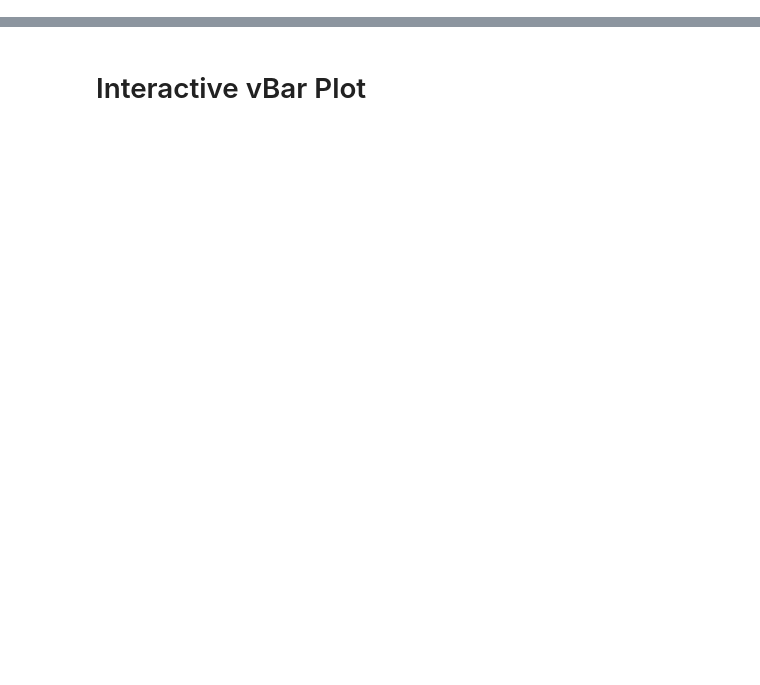
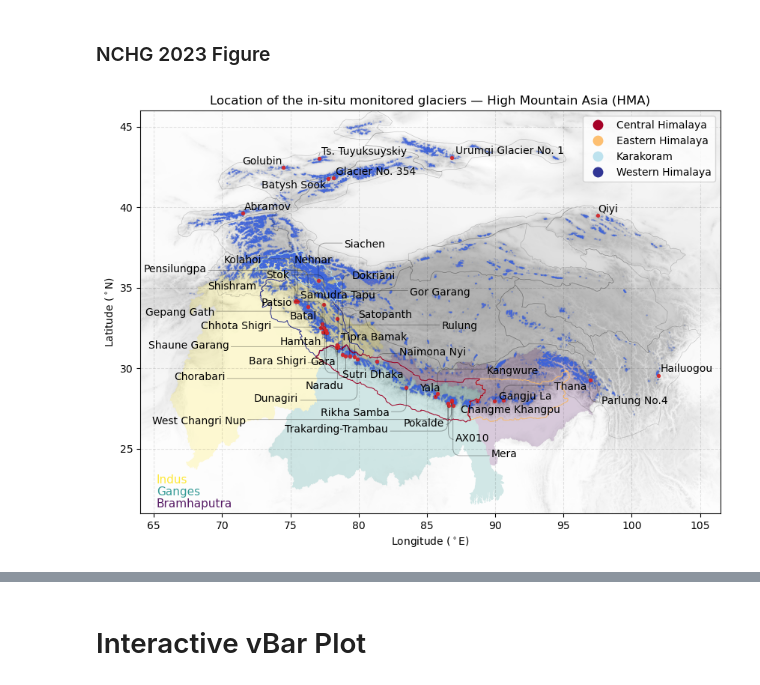
Before and after one commit to arindan/HMA_GMB_Tracker, a Jupyter notebook: map_tracker.ipynb, the cells around one changed output, grey strips where cells are left out. Saved outputs shown, nothing was run; the diff lists cells and outputs as text; code cells hidden in the pictures; blank space fills up the shorter version.

```diff
--- a/map_tracker.ipynb
+++ b/map_tracker.ipynb
@@ -43,4 +26,8 @@ smbs.set_index('Year', inplace=True)
 
 #climate_era5_csv = "path/to/climate_era5_records.csv"
 dem = gu.Raster('dem/hma_dem_1km.tif')
+# %%
+# RGI v6.0
+rgi_glac = '/home/arindan/Documents/Mandal_files/Bramha sir MS/rgi60/regions/rgi60_merge_HMA.shp'
+glaciers = gpd.read_file(rgi_glac)
 # %%
@@ -108,0 +100,47 @@ plt.show()
+# %% [markdown]
+### NCHG 2023 Figure
+# %%
+fig, ax = plt.subplots(figsize=(10, 8))
+
+# Figure components
+dem.show(ax=ax, cmap='Greys', add_cbar=False, alpha=0.6)
+basin_feature.plot(ax=ax, alpha = 0.2, column='L1_Name', legend=False, categorical=True, cmap='viridis')
+glaciers.plot(ax=ax, color='b', alpha=0.2, edgecolor='royalblue')
+#hma_basin_feature.plot(ax=ax, alpha = 0.2, column='L1_Name', legend=True, categorical=True, cmap='viridis')
+hma.plot(ax=ax, column='himap_region', legend=False, facecolor='none', alpha=0.2, edgecolor='k', linewidth=0.5,
+        legend_kwds={'fontsize': 7.5, 'markerscale': 0.5, 'framealpha': 0.4, 'edgecolor':'grey'})
+him.plot(ax=ax, column='himap_regi', legend=True, facecolor='none', cmap='RdYlBu', linewidth=0.7)
+ax.scatter(glac_points.X, glac_points.Y, alpha=0.9, c='tab:red', s=7)
+
+# Labels
+texts = []
+for i in range(len(glac_points)):
+    x = glac_points.X[i]
+    y = glac_points.Y[i]
+    label = glac_points['Glaciers'][i]
+    #ax.text(x, y, label, fontsize=10, va='center', ha='left')
+    texts.append(plt.text(x, y, label, size=10))
+
+adjust_text(texts, arrowprops=dict(arrowstyle="-", alpha=0.3, color='k', lw=0.75, connectionstyle="angle,angleA=0,angleB=90,rad=10")) # arc3,rad=.1
+
+# Styling
+plt.ylim(21, 46)
+plt.xlim(64, 106.5)
+ax.set_title('Location of the in-situ monitored glaciers — High Mountain Asia (HMA)', size=12) # fontweight="bold"
+plt.xlabel('Longitude ($^\circ$E)')
+plt.ylabel('Latitude ($^\circ$N)')
+ax.grid(alpha=0.1, color='k', linestyle='--', linewidth=0.75)
+
+ax.text(65.2, 22.85, 'Indus', color='#fde725', size=11, alpha=0.9)
+ax.text(65.2, 22.1, 'Ganges', color='#21918c', size=11, alpha=0.9)
+ax.text(65.2, 21.35, 'Bramhaputra', color='#440154', size=11, alpha=0.9)
+
+#ax.text(90.75, 22.85, 'Total no. of glaciers: '+ str(glac_points.count()[0]), color='k', size=10, alpha=0.6)
+#ax.text(90.75, 22.1, 'Total no. of MB data points: '+ str(smbs.Value.count()), color='k', size=10, alpha=0.6)
+#ax.text(90.75, 21.35, 'Longest time series for: Ts. Tuyuksuyskiy', color='k', size=10, alpha=0.6)
+
+# Save
+plt.savefig("HMA_GMB_Tracker_NCHG.jpg", dpi=300, bbox_inches ="tight")
+plt.show()
+# %% [output]
+[figure, added]
```
Also changed, not shown: parts of 6 cells of this notebook, 5 other files.
